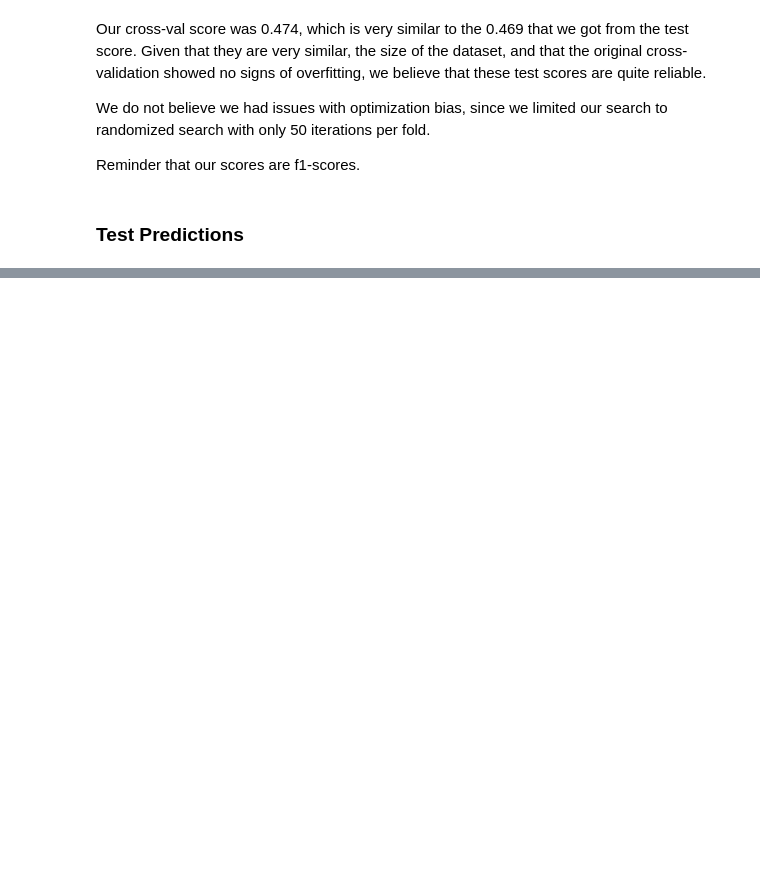
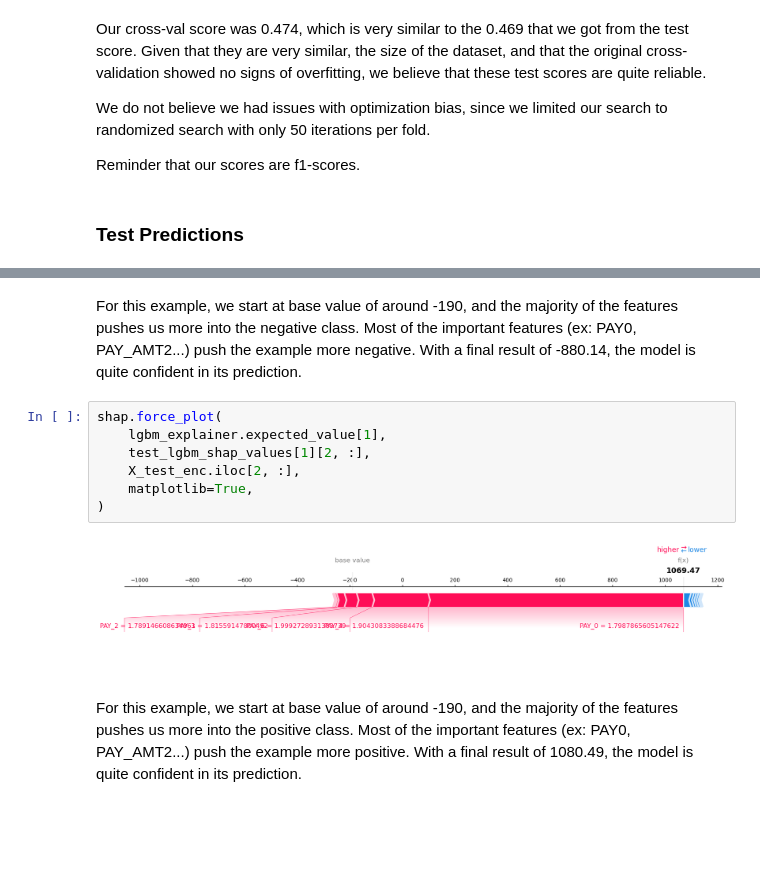
Before and after one commit to BradPeng/cpsc330-2023s, a Jupyter notebook: hw/hw5/hw5.ipynb, the cells around one changed output, grey strips where cells are left out. Saved outputs shown, nothing was run; the diff lists cells and outputs as text; blank space fills up the shorter version.

```diff
--- a/hw/hw5/hw5.ipynb
+++ b/hw/hw5/hw5.ipynb
@@ -1154,3 +1192,16 @@ ModuleNotFoundError: No module named 'shap'
+# %% [markdown]
+For this example, we start at base value of around -190, and the majority of the features pushes us more into the negative class. Most of the important features (ex: PAY0, PAY_AMT2...) push the example more negative. With a final result of -880.14, the model is quite confident in its prediction.
+# %%
+shap.force_plot(
+    lgbm_explainer.expected_value[1],
+    test_lgbm_shap_values[1][2, :],
+    X_test_enc.iloc[2, :],
+    matplotlib=True,
+)
+# %% [output]
+[figure, added]
+# %% [markdown]
+For this example, we start at base value of around -190, and the majority of the features pushes us more into the positive class. Most of the important features (ex: PAY0, PAY_AMT2...) push the example more positive. With a final result of 1080.49, the model is quite confident in its prediction.
 # %% [markdown]
 <!-- END QUESTION -->
 
```
Also changed, not shown: parts of 25 cells of this notebook, 1 other file.
